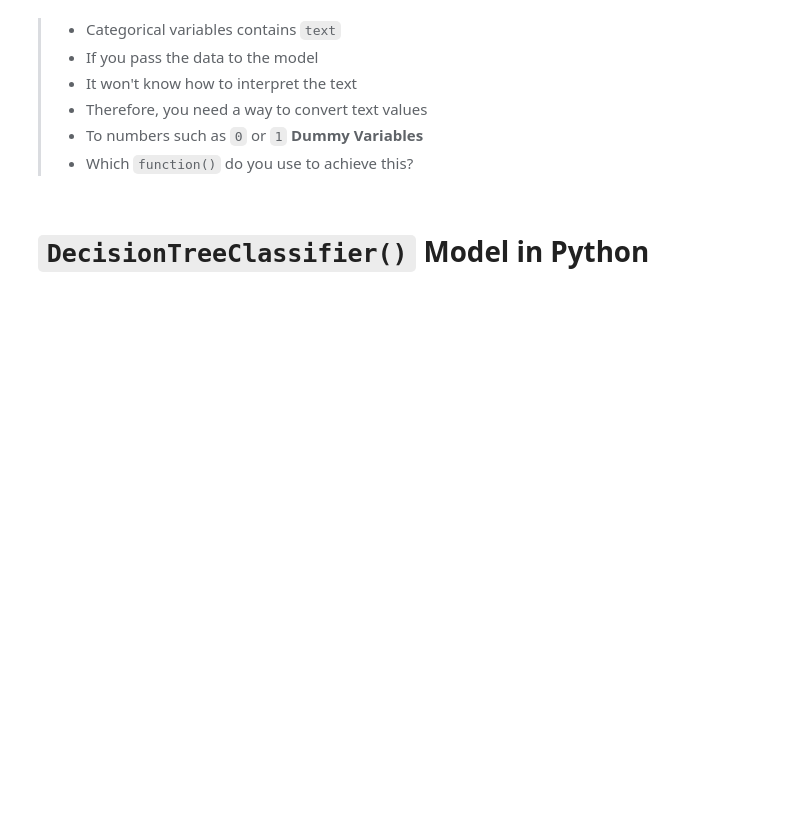
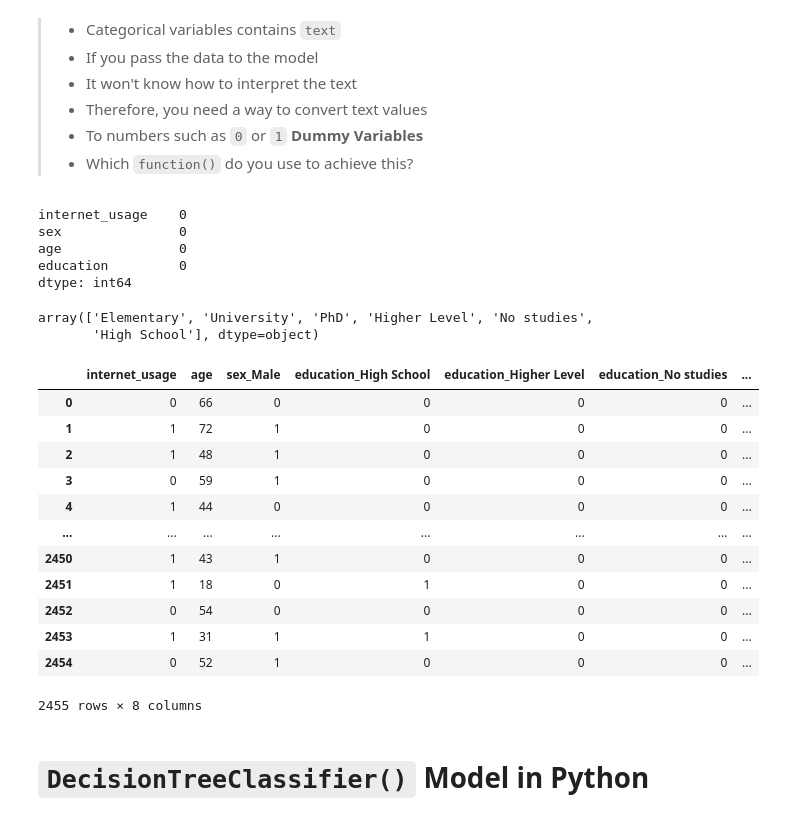
Before and after one commit to frands97/machine-learning-program, a Jupyter notebook: II Machine Learning & Deep Learning/#06. Decision Tree. A Supervised Classification Model/06practice.ipynb, the cells around one changed output. Drawn from its saved outputs; the diff is of its cells as text; code cells hidden in the pictures; blank space fills up the shorter version.

```diff
--- a/II Machine Learning & Deep Learning/#06. Decision Tree. A Supervised Classification Model/06practice.ipynb
+++ b/II Machine Learning & Deep Learning/#06. Decision Tree. A Supervised Classification Model/06practice.ipynb
@@ -34,3 +34,11 @@ df.head()
 > - Therefore, you need a way to convert text values
 > - To numbers such as `0` or `1` **Dummy Variables**
 > - Which `function()` do you use to achieve this?
+# %%
+df.isna().sum()
+# %% [output]
+internet_usage    0
+sex               0
+age               0
+education         0
+dtype: int64
@@ -37,3 +47,26 @@ df.head()
+# %%
+df = pd.get_dummies(data=df, drop_first=True)
+# %%
+df.education.unique()
+# %% [output]
+array(['Elementary', 'University', 'PhD', 'Higher Level', 'No studies',
+       'High School'], dtype=object)
+# %%
+df
+# %% [output]
+|  | internet_usage | age | sex_Male | education_High School | education_Higher Level | education_No studies | ... |
+| 0 | 0 | 66 | 0 | 0 | 0 | 0 | ... |
+| 1 | 1 | 72 | 1 | 0 | 0 | 0 | ... |
+| 2 | 1 | 48 | 1 | 0 | 0 | 0 | ... |
+| 3 | 0 | 59 | 1 | 0 | 0 | 0 | ... |
+| 4 | 1 | 44 | 0 | 0 | 0 | 0 | ... |
+| ... | ... | ... | ... | ... | ... | ... | ... |
+| 2450 | 1 | 43 | 1 | 0 | 0 | 0 | ... |
+| 2451 | 1 | 18 | 0 | 1 | 0 | 0 | ... |
+| 2452 | 0 | 54 | 0 | 0 | 0 | 0 | ... |
+| 2453 | 1 | 31 | 1 | 1 | 0 | 0 | ... |
+| 2454 | 0 | 52 | 1 | 0 | 0 | 0 | ... |
+2455 rows × 8 columns
 # %% [markdown]
 # `DecisionTreeClassifier()` Model in Python
 # %% [markdown]
```
Also changed, not shown: parts of 37 cells of this notebook, 3 other files.
